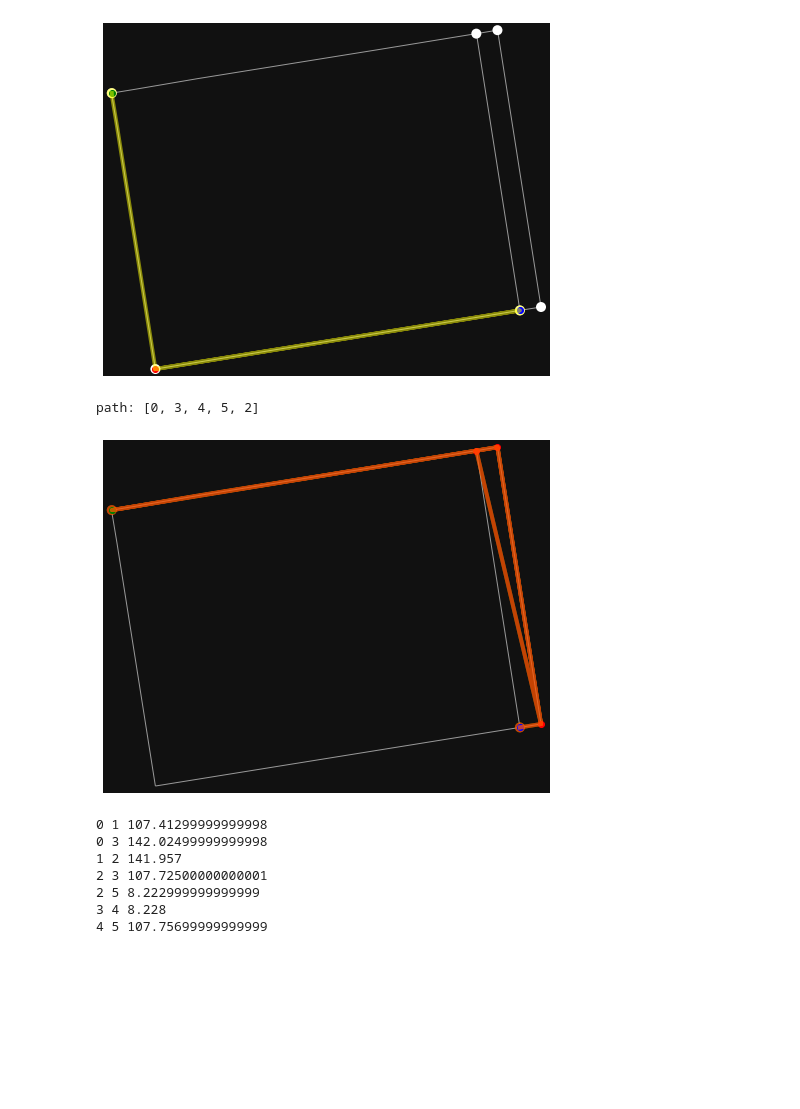
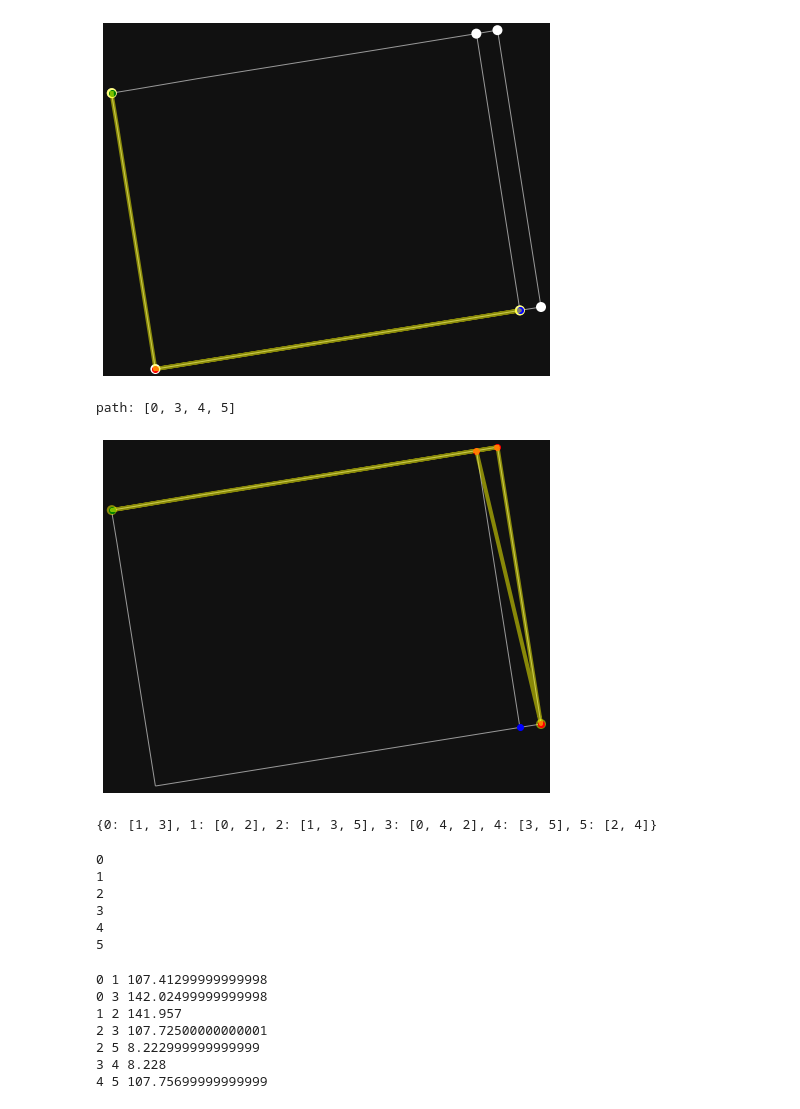
Before and after one commit to 3outeille/operational-research-project, a Jupyter notebook: sandbox/ferdinand/pipeline.ipynb, the cells around one changed output. Saved outputs shown, nothing was run; the diff lists cells and outputs as text; code cells hidden in the pictures; blank space fills up the shorter version.

Commit message:
UPDATE(sandbox/pipeline): add adjacency dict

```diff
--- a/sandbox/ferdinand/pipeline.ipynb
+++ b/sandbox/ferdinand/pipeline.ipynb
@@ -57,25 +62,25 @@ Shortest path: [0, 1, 2]
 # %%
 # https://stackoverflow.com/questions/49460880/adding-a-point-to-an-osmnx-plot
 
 src = 0
 dst = 2
 
-route = [src, 3, 4, 5, 2]
+route = [src, 3, 4, 5]
 print("path: {}".format(route))
 
-fig, ax = ox.plot_graph_routes(MG, routes=[route, route], route_colors=["yellow", "red"], node_size=0, show=False, close=False)
+fig, ax = ox.plot_graph_route(MG, route=route, route_color="yellow", node_size=0, show=False, close=False)
 
 # Start node: Green
 ax.scatter(MG.nodes()[src]['x'], MG.nodes()[src]['y'], c='green')
 # End node: Blue
 ax.scatter(MG.nodes()[dst]['x'], MG.nodes()[dst]['y'], c='blue')
 
 # In-between node
 ax.scatter(MG.nodes()[3]['x'], MG.nodes()[3]['y'], c='red')
 ax.scatter(MG.nodes()[4]['x'], MG.nodes()[4]['y'], c='red')
 ax.scatter(MG.nodes()[5]['x'], MG.nodes()[5]['y'], c='red')
 
 plt.show()
 # %% [output]
-path: [0, 3, 4, 5, 2]
+path: [0, 3, 4, 5]
-[figure, old version]
+[figure, new version]
@@ -82,3 +89,24 @@ path: [0, 3, 4, 5, 2]
+# %%
+adjacency
+# %% [output]
+{0: [1, 3], 1: [0, 2], 2: [1, 3, 5], 3: [0, 4, 2], 4: [3, 5], 5: [2, 4]}
+# %%
+def dfs(visited, graph, node):
+    if node not in visited:
+        print(node)
+        visited.add(node)
+        for neighbour in graph[node]:
+            dfs(visited, graph, neighbour)
+
+visited = set()
+dfs(visited, adjacency, 0)
+# %% [output]
+0
+1
+2
+3
+4
+5
 # %%
 def osmnx_to_regular_graph(osmnx_graph, is_oriented=False):
     """
```
Also changed, not shown: parts of 4 cells of this notebook.
